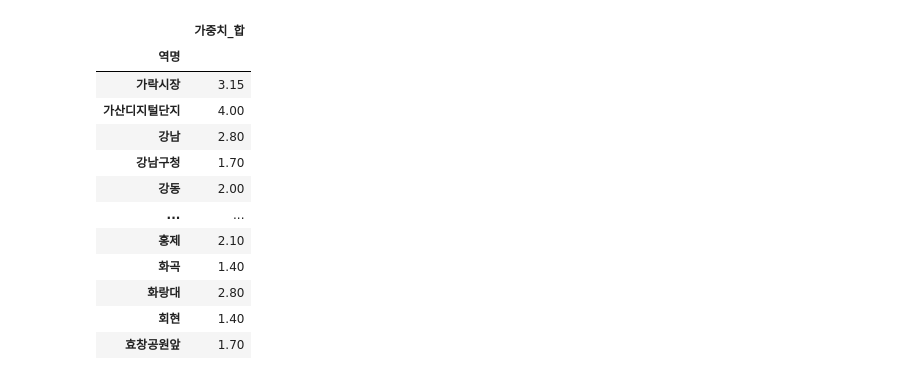
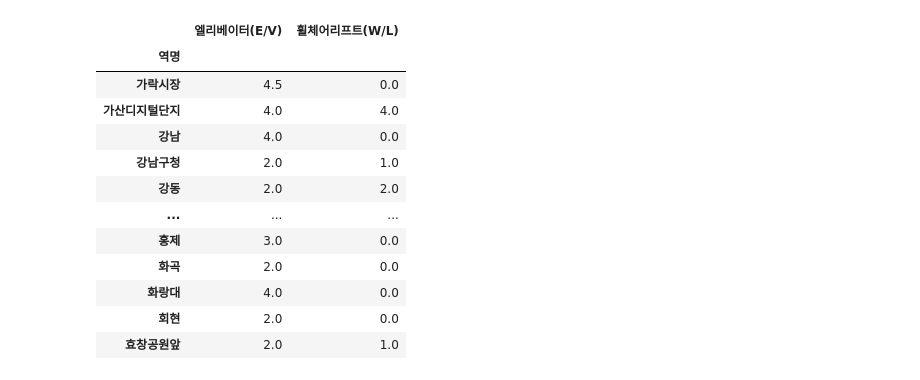
Before and after one commit to JongMany/big-data-programming-8, a Jupyter notebook: elevator_lift.ipynb, the cells around one changed output. Cells and saved outputs as stored; diff of their text form; code cells hidden in the pictures.

Commit message:
results updates

```diff
--- a/elevator_lift.ipynb
+++ b/elevator_lift.ipynb
@@ -0,0 +66,14 @@
+# %%
+# 괄호로 시작하는 부분을 삭제합니다.
+df['역명'] = df['역명'].str.replace(r'\(.*\)', '', regex=True).str.strip()
+
+# '역명' 열을 인덱스로 설정합니다.
+df.set_index('역명', inplace=True)
+
+# 인덱스 중 '역'으로 끝나는 역명의 '역' 삭제
+df.index = df.index.str.replace(r'역$', '', regex=True)
+
+# '호선', '수평자동보도(M/W)', '에스컬레이터(E/S)' 열을 삭제합니다.
+df.drop(columns=['호선', '수평자동보도(M/W)', '에스컬레이터(E/S)'], inplace=True)
+
+df
@@ -1,49 +95,34 @@
 # %%
-import pandas as pd
-
-# 파일을 읽어옵니다.
-file_name = 'data/elevator_lift.csv'
-df = pd.read_csv(file_name)
-
-# 숫자 열들을 숫자형으로 변환합니다.
-numeric_columns = ['엘리베이터(E/V)', '에스컬레이터(E/S)', '휠체어리프트(W/L)', '수평자동보도(M/W)']
-df[numeric_columns] = df[numeric_columns].apply(pd.to_numeric, errors='coerce')
-
-# 괄호로 시작하는 부분을 삭제합니다.
-df['역명'] = df['역명'].str.replace(r'\(.*\)', '', regex=True).str.strip()
-
-# '역명' 열을 인덱스로 설정합니다.
-df.set_index('역명', inplace=True)
-
-# '호선', '수평자동보도(M/W)', '에스컬레이터(E/S)' 열을 삭제합니다.
-df.drop(columns=['호선', '수평자동보도(M/W)', '에스컬레이터(E/S)'], inplace=True)
-
 # 역명으로 그룹화하고 수치를 평균 값으로 대체합니다.
 df_grouped = df.groupby('역명').mean()
 
-# 가중치를 설정합니다.
-weight_elevator = 0.7
-weight_wheelchair = 0.3
-
-# 가중치를 적용하여 새로운 열을 생성합니다.
-df_grouped['가중치_합'] = (df_grouped['엘리베이터(E/V)'] * weight_elevator +
-                        df_grouped['휠체어리프트(W/L)'] * weight_wheelchair)
-
-# 결과를 출력합니다.
-df_grouped.drop(columns=['엘리베이터(E/V)', '휠체어리프트(W/L)'], inplace=True)
+df_grouped.to_csv("results/elevators_wheelchair_lifts.csv")
 
 df_grouped
+
+# # 가중치를 설정합니다.
+# weight_elevator = 0.7
+# weight_wheelchair = 0.3
+
+# # 가중치를 적용하여 새로운 열을 생성합니다.
+# df_grouped['가중치_합'] = (df_grouped['엘리베이터(E/V)'] * weight_elevator +
+#                         df_grouped['휠체어리프트(W/L)'] * weight_wheelchair)
+
+# # 결과를 출력합니다.
+# df_grouped.drop(columns=['엘리베이터(E/V)', '휠체어리프트(W/L)'], inplace=True)
+
+# df_grouped
 # %% [output]
-|  | 가중치_합 |
-| 역명 |  |
-| 가락시장 | 3.15 |
-| 가산디지털단지 | 4.00 |
-| 강남 | 2.80 |
-| 강남구청 | 1.70 |
-| 강동 | 2.00 |
-| ... | ... |
-| 홍제 | 2.10 |
-| 화곡 | 1.40 |
-| 화랑대 | 2.80 |
-| 회현 | 1.40 |
-| 효창공원앞 | 1.70 |
+|  | 엘리베이터(E/V) | 휠체어리프트(W/L) |
+| 역명 |  |  |
+| 가락시장 | 4.5 | 0.0 |
+| 가산디지털단지 | 4.0 | 4.0 |
+| 강남 | 4.0 | 0.0 |
+| 강남구청 | 2.0 | 1.0 |
+| 강동 | 2.0 | 2.0 |
+| ... | ... | ... |
+| 홍제 | 3.0 | 0.0 |
+| 화곡 | 2.0 | 0.0 |
+| 화랑대 | 4.0 | 0.0 |
+| 회현 | 2.0 | 0.0 |
+| 효창공원앞 | 2.0 | 1.0 |
```
Also changed, not shown: parts of 21 cells of this notebook, 13 other files.
